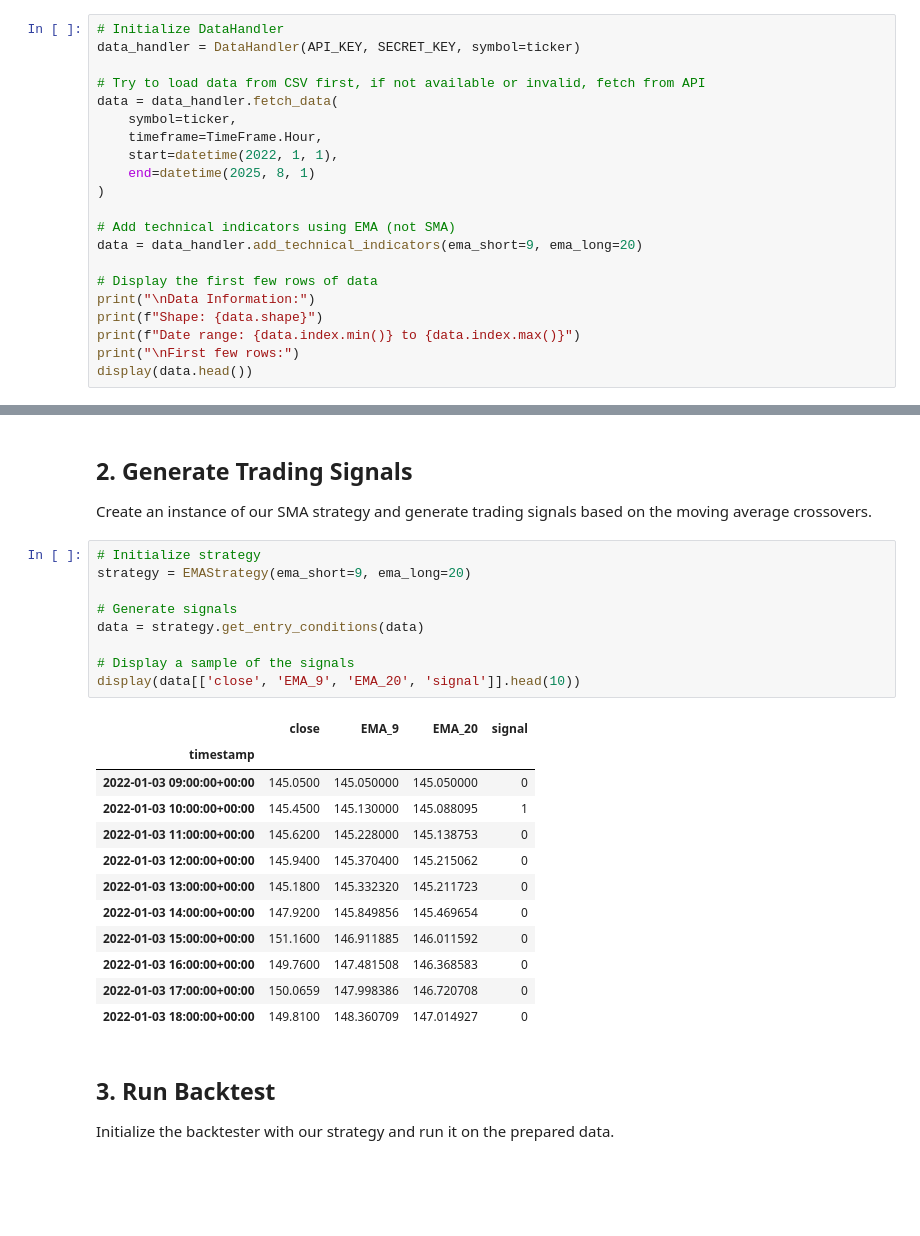
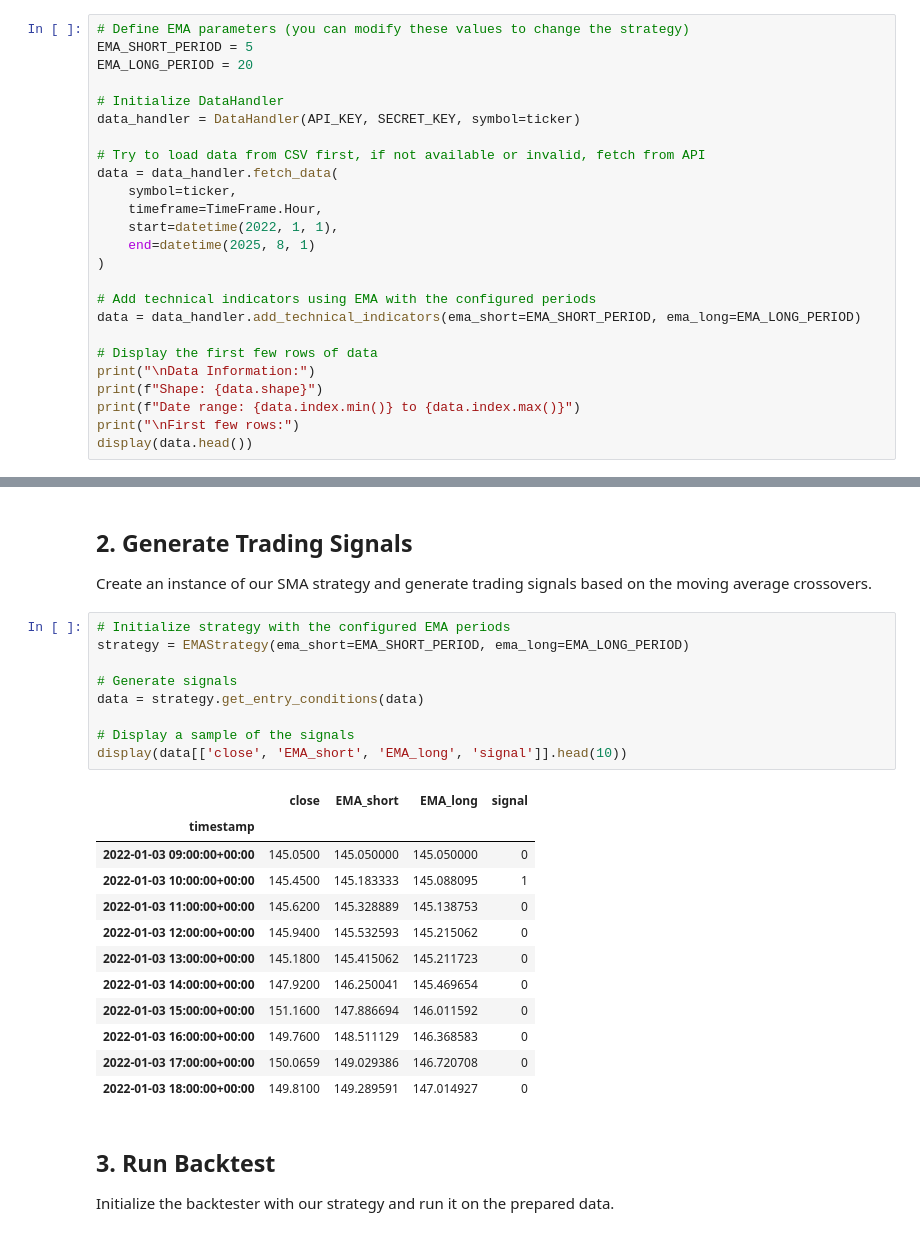
Before and after one commit to Yush89/ema_backtest, a Jupyter notebook: ema_backtest.ipynb, the cells around one changed output, grey strips where cells are left out. Saved outputs shown, nothing was run; the diff lists cells and outputs as text; blank space fills up the shorter version.

```diff
--- a/ema_backtest.ipynb
+++ b/ema_backtest.ipynb
@@ -48,6 +53,10 @@ ticker = "AMD"
 
 Initialize the DataHandler and load the AMD stock data. The data will be loaded from CSV if available, otherwise it will be fetched from the Alpaca API.
 # %%
+# Define EMA parameters (you can modify these values to change the strategy)
+EMA_SHORT_PERIOD = 5
+EMA_LONG_PERIOD = 20
+
 # Initialize DataHandler
 data_handler = DataHandler(API_KEY, SECRET_KEY, symbol=ticker)
 
@@ -59,8 +68,8 @@ data = data_handler.fetch_data(
     end=datetime(2025, 8, 1)
 )
 
-# Add technical indicators using EMA (not SMA)
-data = data_handler.add_technical_indicators(ema_short=9, ema_long=20)
+# Add technical indicators using EMA with the configured periods
+data = data_handler.add_technical_indicators(ema_short=EMA_SHORT_PERIOD, ema_long=EMA_LONG_PERIOD)
 
 # Display the first few rows of data
 print("\nData Information:")
@@ -89,27 +98,27 @@ First few rows:
 
 Create an instance of our SMA strategy and generate trading signals based on the moving average crossovers.
 # %%
-# Initialize strategy
-strategy = EMAStrategy(ema_short=9, ema_long=20)
+# Initialize strategy with the configured EMA periods
+strategy = EMAStrategy(ema_short=EMA_SHORT_PERIOD, ema_long=EMA_LONG_PERIOD)
 
 # Generate signals
 data = strategy.get_entry_conditions(data)
 
 # Display a sample of the signals
-display(data[['close', 'EMA_9', 'EMA_20', 'signal']].head(10))
+display(data[['close', 'EMA_short', 'EMA_long', 'signal']].head(10))
 # %% [output]
-|  | close | EMA_9 | EMA_20 | signal |
+|  | close | EMA_short | EMA_long | signal |
 | timestamp |  |  |  |  |
 | 2022-01-03 09:00:00+00:00 | 145.0500 | 145.050000 | 145.050000 | 0 |
-| 2022-01-03 10:00:00+00:00 | 145.4500 | 145.130000 | 145.088095 | 1 |
-| 2022-01-03 11:00:00+00:00 | 145.6200 | 145.228000 | 145.138753 | 0 |
-| 2022-01-03 12:00:00+00:00 | 145.9400 | 145.370400 | 145.215062 | 0 |
-| 2022-01-03 13:00:00+00:00 | 145.1800 | 145.332320 | 145.211723 | 0 |
-| 2022-01-03 14:00:00+00:00 | 147.9200 | 145.849856 | 145.469654 | 0 |
-| 2022-01-03 15:00:00+00:00 | 151.1600 | 146.911885 | 146.011592 | 0 |
-| 2022-01-03 16:00:00+00:00 | 149.7600 | 147.481508 | 146.368583 | 0 |
-| 2022-01-03 17:00:00+00:00 | 150.0659 | 147.998386 | 146.720708 | 0 |
-| 2022-01-03 18:00:00+00:00 | 149.8100 | 148.360709 | 147.014927 | 0 |
+| 2022-01-03 10:00:00+00:00 | 145.4500 | 145.183333 | 145.088095 | 1 |
+| 2022-01-03 11:00:00+00:00 | 145.6200 | 145.328889 | 145.138753 | 0 |
+| 2022-01-03 12:00:00+00:00 | 145.9400 | 145.532593 | 145.215062 | 0 |
+| 2022-01-03 13:00:00+00:00 | 145.1800 | 145.415062 | 145.211723 | 0 |
+| 2022-01-03 14:00:00+00:00 | 147.9200 | 146.250041 | 145.469654 | 0 |
+| 2022-01-03 15:00:00+00:00 | 151.1600 | 147.886694 | 146.011592 | 0 |
+| 2022-01-03 16:00:00+00:00 | 149.7600 | 148.511129 | 146.368583 | 0 |
+| 2022-01-03 17:00:00+00:00 | 150.0659 | 149.029386 | 146.720708 | 0 |
+| 2022-01-03 18:00:00+00:00 | 149.8100 | 149.289591 | 147.014927 | 0 |
 # %% [markdown]
 ## 3. Run Backtest
 
```
Also changed, not shown: parts of 6 cells of this notebook, 4 other files.
